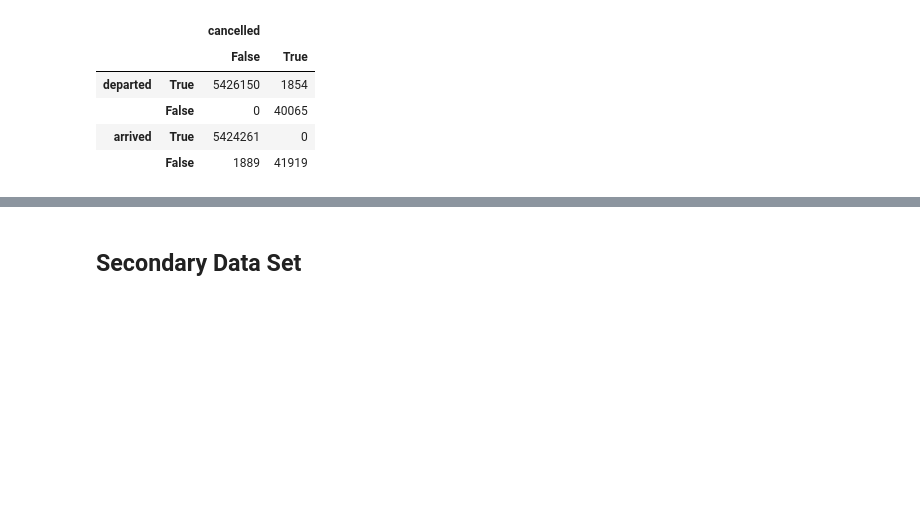
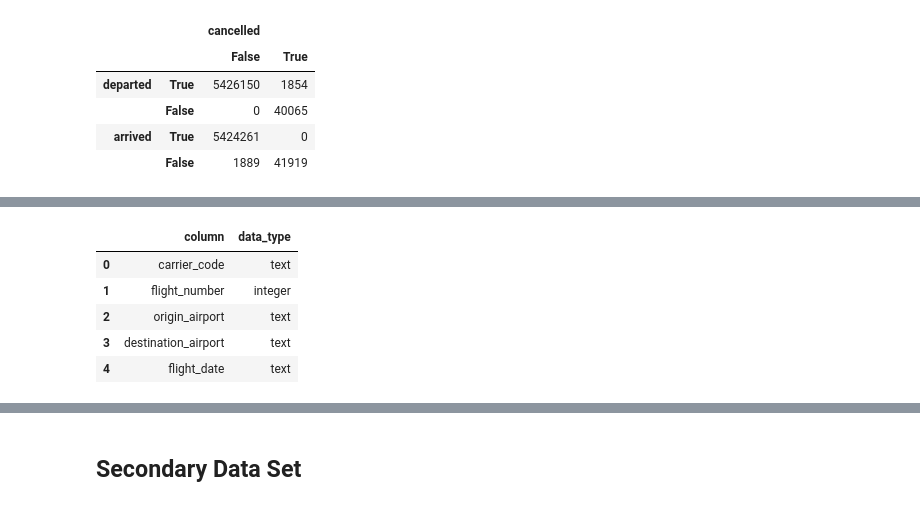
Before and after one commit to Bdataplanet/To_fly_or_not_to_fly, a Jupyter notebook: download_and_prepare_datasets/02_process_data.ipynb, the cells around one changed output, grey strips where cells are left out. Cells and saved outputs as stored; diff of their text form; code cells hidden in the pictures; blank space fills up the shorter version.

```diff
--- a/download_and_prepare_datasets/02_process_data.ipynb
+++ b/download_and_prepare_datasets/02_process_data.ipynb
@@ -354,0 +349,22 @@ primary_df.select_dtypes('object').columns.tolist()
+# %%
+# Dictionary to translate Numpy data types into default PostgreSQL data types
+type_repl = {
+    'bool':'boolean',
+    'float64':'numeric',
+    'int64':'integer',
+    'object':'text'
+}
+# %%
+col_defs = pd.DataFrame(
+    columns=['column','data_type'],
+    data=zip(primary_df.dtypes.index, map(type_repl.get, [dt.name for dt in primary_df.dtypes.values]))
+)
+
+col_defs.head()
+# %% [output]
+|  | column | data_type |
+| 0 | carrier_code | text |
+| 1 | flight_number | integer |
+| 2 | origin_airport | text |
+| 3 | destination_airport | text |
+| 4 | flight_date | text |
```
Also changed, not shown: parts of 26 cells of this notebook.
